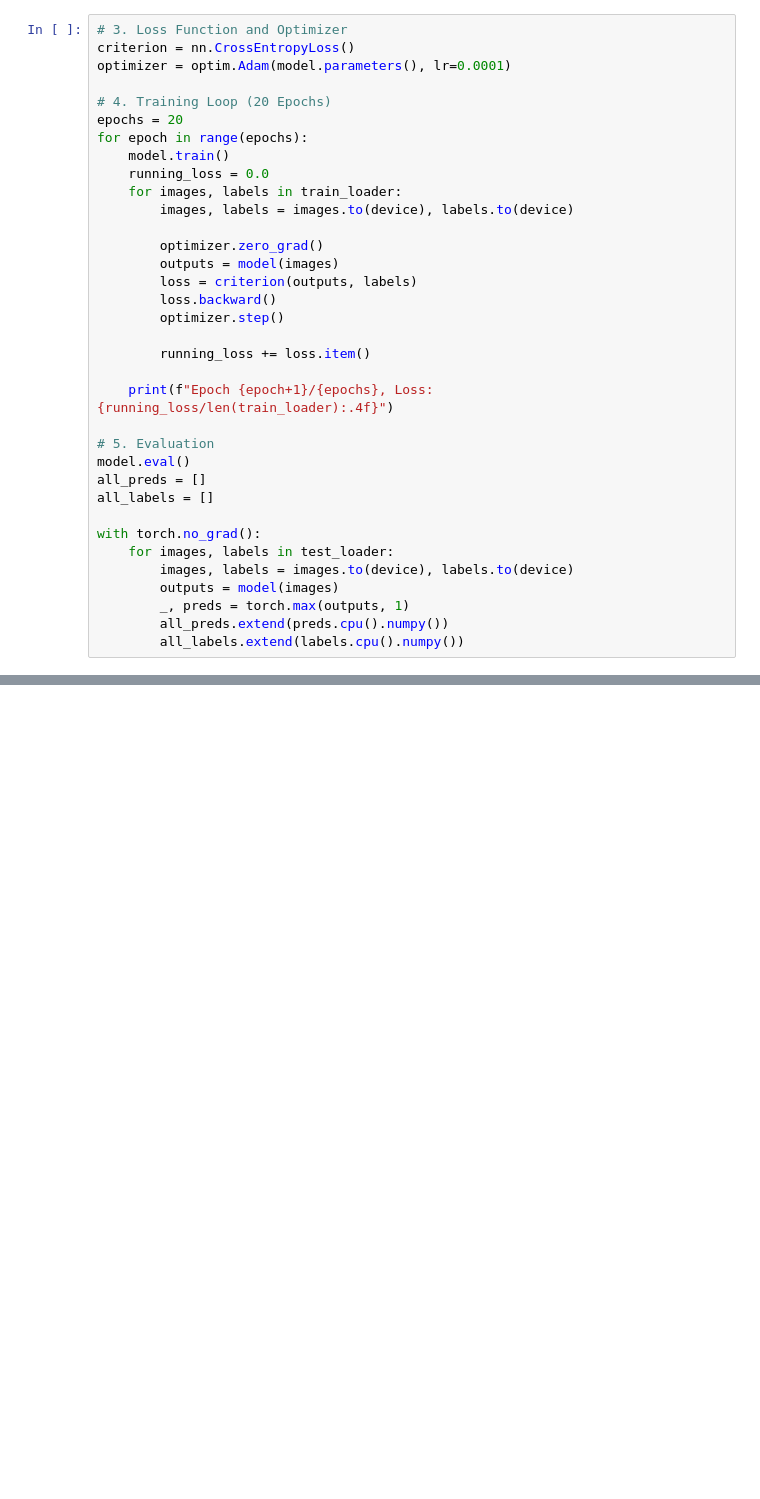
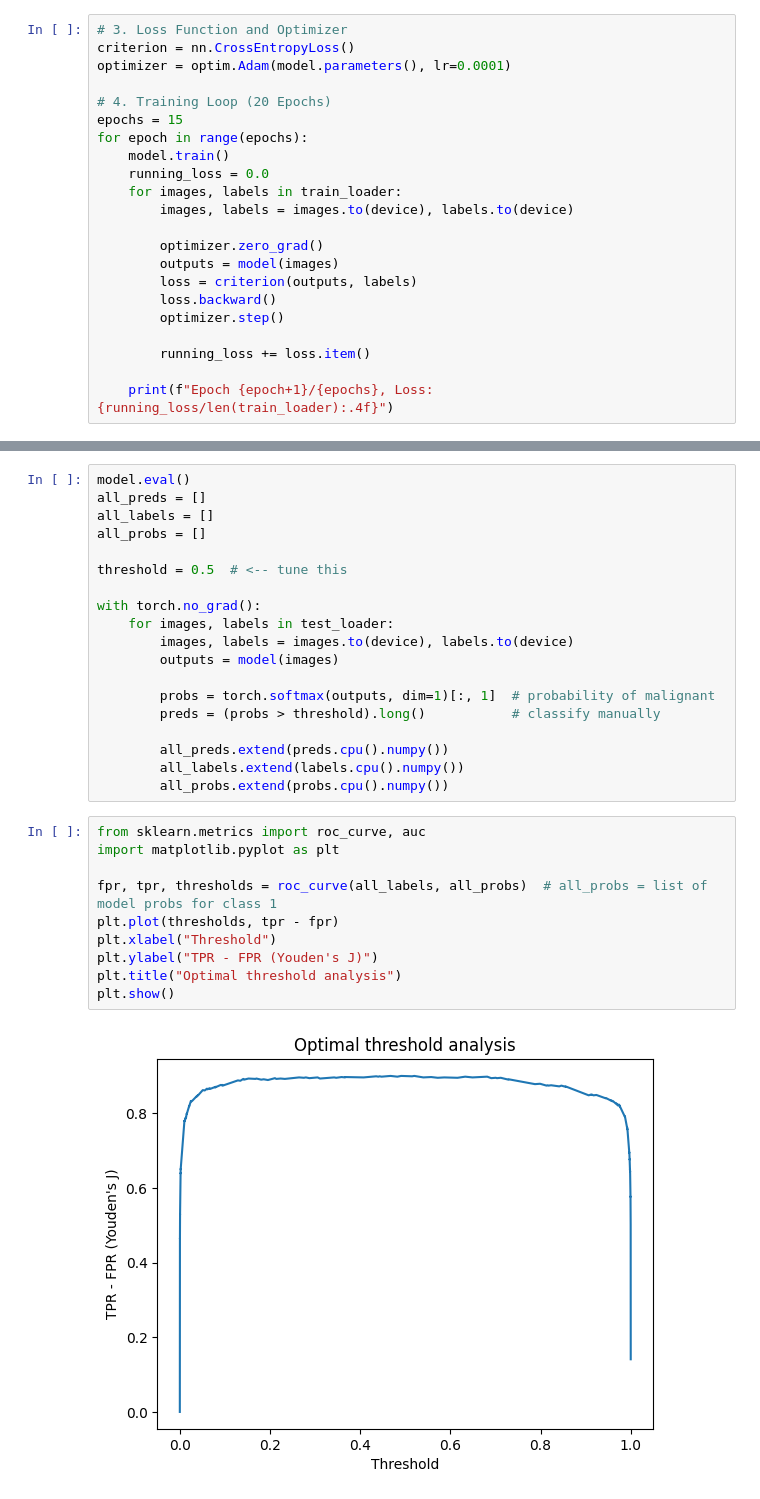
Before and after one commit to frankllonch/melanomator, a Jupyter notebook: melanomatorsmart.ipynb, the cells around one changed output, grey strips where cells are left out. Drawn from its saved outputs; the diff is of its cells as text; blank space fills up the shorter version.

Commit message:
first model and validation

```diff
--- a/melanomatorsmart.ipynb
+++ b/melanomatorsmart.ipynb
@@ -35,7 +50,7 @@ criterion = nn.CrossEntropyLoss()
 optimizer = optim.Adam(model.parameters(), lr=0.0001)
 
 # 4. Training Loop (20 Epochs)
-epochs = 20
+epochs = 15
 for epoch in range(epochs):
     model.train()
     running_loss = 0.0
@@ -51,16 +66,3 @@ for epoch in range(epochs):
         running_loss += loss.item()
 
     print(f"Epoch {epoch+1}/{epochs}, Loss: {running_loss/len(train_loader):.4f}")
-
-# 5. Evaluation
-model.eval()
-all_preds = []
-all_labels = []
-
-with torch.no_grad():
-    for images, labels in test_loader:
-        images, labels = images.to(device), labels.to(device)
-        outputs = model(images)
-        _, preds = torch.max(outputs, 1)
-        all_preds.extend(preds.cpu().numpy())
-        all_labels.extend(labels.cpu().numpy())
@@ -67,3 +85,34 @@ with torch.no_grad():
+# %%
+model.eval()
+all_preds = []
+all_labels = []
+all_probs = []
+
+threshold = 0.5  # <-- tune this
+
+with torch.no_grad():
+    for images, labels in test_loader:
+        images, labels = images.to(device), labels.to(device)
+        outputs = model(images)
+
+        probs = torch.softmax(outputs, dim=1)[:, 1]  # probability of malignant
+        preds = (probs > threshold).long()           # classify manually
+
+        all_preds.extend(preds.cpu().numpy())
+        all_labels.extend(labels.cpu().numpy())
+        all_probs.extend(probs.cpu().numpy())
+# %%
+from sklearn.metrics import roc_curve, auc
+import matplotlib.pyplot as plt
+
+fpr, tpr, thresholds = roc_curve(all_labels, all_probs)  # all_probs = list of model probs for class 1
+plt.plot(thresholds, tpr - fpr)
+plt.xlabel("Threshold")
+plt.ylabel("TPR - FPR (Youden's J)")
+plt.title("Optimal threshold analysis")
+plt.show()
+# %% [output]
+[figure, added]
 # %%
 # 6. Metrics Calculation
 cm = confusion_matrix(all_labels, all_preds)
```
Also changed, not shown: parts of 7 cells of this notebook, 5 other files.
